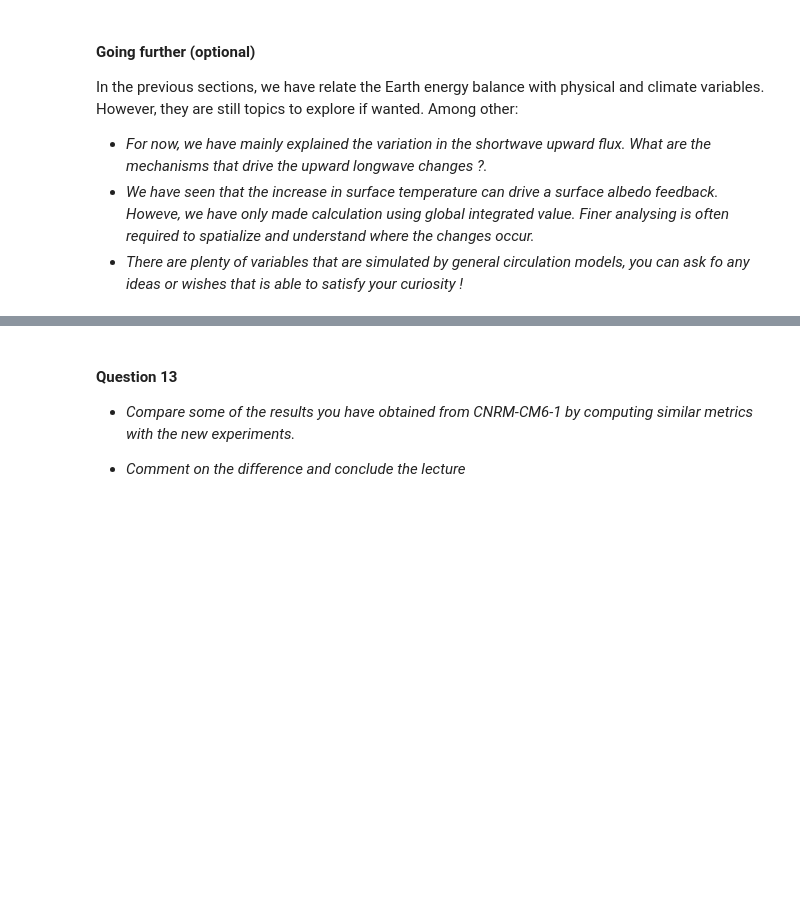
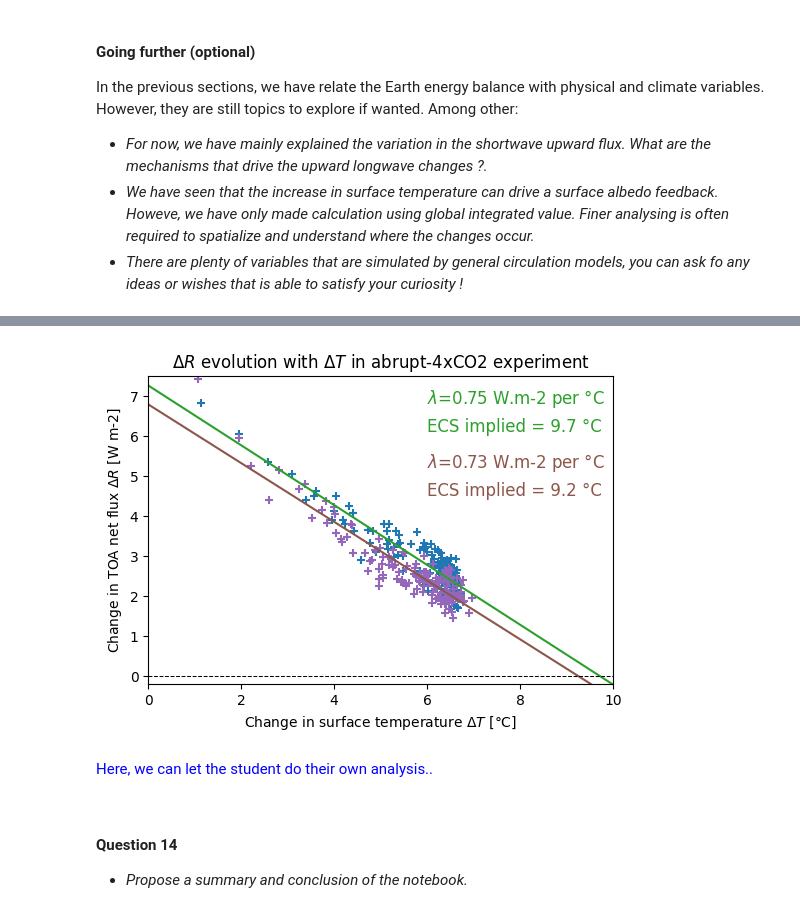
Before and after one commit to acsed-dot/TP-MSOAC-Climate_change, a Jupyter notebook: topics/1-CNRM-CM6-1_idealized_CO2_forcing.ipynb, the cells around one changed output, grey strips where cells are left out. Drawn from its saved outputs; the diff is of its cells as text; code cells hidden in the pictures; blank space fills up the shorter version.

```diff
--- a/topics/1-CNRM-CM6-1_idealized_CO2_forcing.ipynb
+++ b/topics/1-CNRM-CM6-1_idealized_CO2_forcing.ipynb
@@ -858,6 +971,62 @@ We conclude the notebook by using output from another CMIP6 model (TODO)
+# %%
+# plot
+fig, ax = plt.subplots(1,1, figsize=(6, 4))
+
+
+# CNRM-CM6-1: compute and plot linear trend + ECS
+ax.scatter( dT, dR, marker='+', c='tab:blue')
+
+x         = np.vstack([dT, np.ones(len(dT))]).T
+coeff, R0 = np.linalg.lstsq(x, dR, rcond=-1)[0]
+
+ecs       = -R0 / coeff  # dT = -dR/lambda
+
+# -- plot trend
+ax.plot( np.linspace(0, 10, 100), coeff * np.linspace(0, 10, 100) + R0, ls='-', c='tab:green')
+ax.text(6, 6.8,   r"$\lambda$={:.2f} W.m-2 per °C".format(-coeff), fontsize=12,  c='tab:green')
+ax.text(6, 6.1, r"ECS implied = {:.1f} °C".format(ecs),           fontsize=12,  c='tab:green')
+
+
+# ACCESS-CM2: compute and plot linear trend + ECS
+dR_piCtrl_cm2 = (piCtrl_cm2['rsdt'] - piCtrl_cm2['rsut'] - piCtrl_cm2['rlut']).groupby('time.year').mean()
+dR_abrupt_cm2 = (abrupt_cm2['rsdt'] - abrupt_cm2['rsut'] - abrupt_cm2['rlut']).groupby('time.year').mean()
+
+dT_access    = (abrupt_cm2['ts'] - piCtrl_cm2['ts']).groupby('time.year').mean()
+dR_access    =  dR_abrupt_cm2    - dR_piCtrl_cm2
+
+# -- plot scatter points
+ax.scatter( dT_access, dR_access, marker='+', c='tab:purple')
+
+x            = np.vstack([dT_access, np.ones(len(dT_access))]).T
+coef_cm2, R0 = np.linalg.lstsq(x, dR_access, rcond=-1)[0]
+
+ecs_cm2      = -R0 / coef_cm2  # dT = -dR/lambda
+
+# -- plot trend
+ax.plot( np.linspace(0, 10, 100), coefa * np.linspace(0, 10, 100) + R0, ls='-', c='tab:brown')
+ax.text(6, 5.2,   r"$\lambda$={:.2f} W.m-2 per °C".format(-coef_cm2), fontsize=12,  c='tab:brown')
+ax.text(6, 4.5, r"ECS implied = {:.1f} °C".format(ecs_cm2),     fontsize=12,  c='tab:brown')
+
+# plot y=0 line
+ax.plot( [0, 10], [0, 0], ls='--', lw=0.75, c='k')
+
+
+# axe properties
+ax.set_xlim((0, 10))
+ax.set_ylim((-0.2, 7.5))
+ax.set_xlabel(r'Change in surface temperature $\Delta T$ [°C]')
+ax.set_ylabel(r'Change in TOA net flux $\Delta R$ [W m-2]')
+
+_ = ax.set_title(r"$\Delta R$ evolution with $\Delta T$ in abrupt-4xCO2 experiment")
+# %% [output]
+[figure, added]
+# %% [markdown]
+<font color="blue">
+
+Here, we can let the student do their own analysis..
+
+</font>
 # %% [markdown]
-#### Question 13
+#### Question 14
 
-* _Compare some of the results you have obtained from CNRM-CM6-1 by computing similar metrics with the new experiments._
-
-* _Comment on the difference and conclude the lecture_
+* _Propose a summary and conclusion of the notebook._
```
Also changed, not shown: parts of 9 cells of this notebook, 12 other files.
